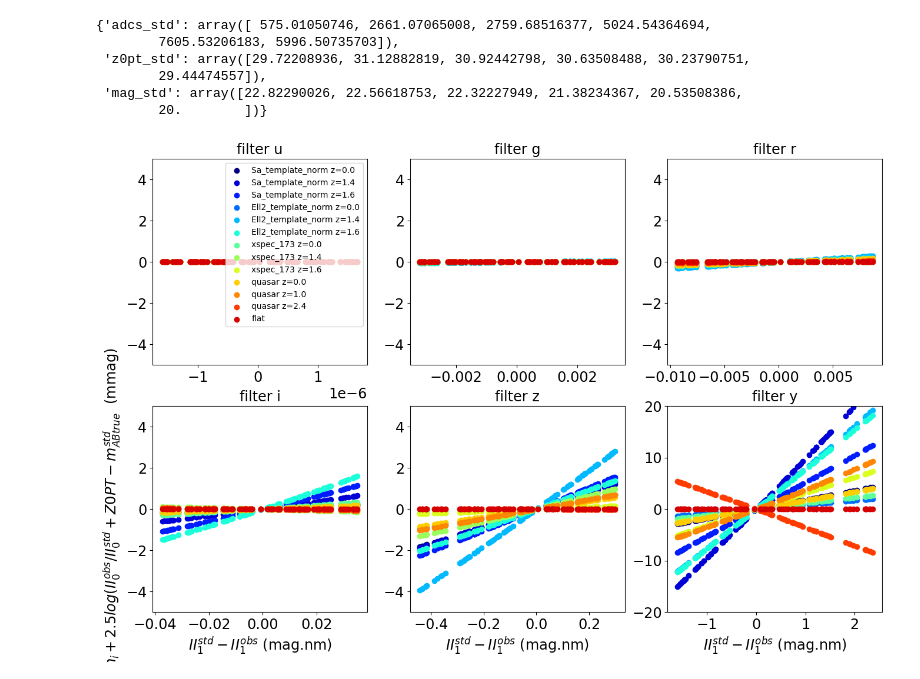
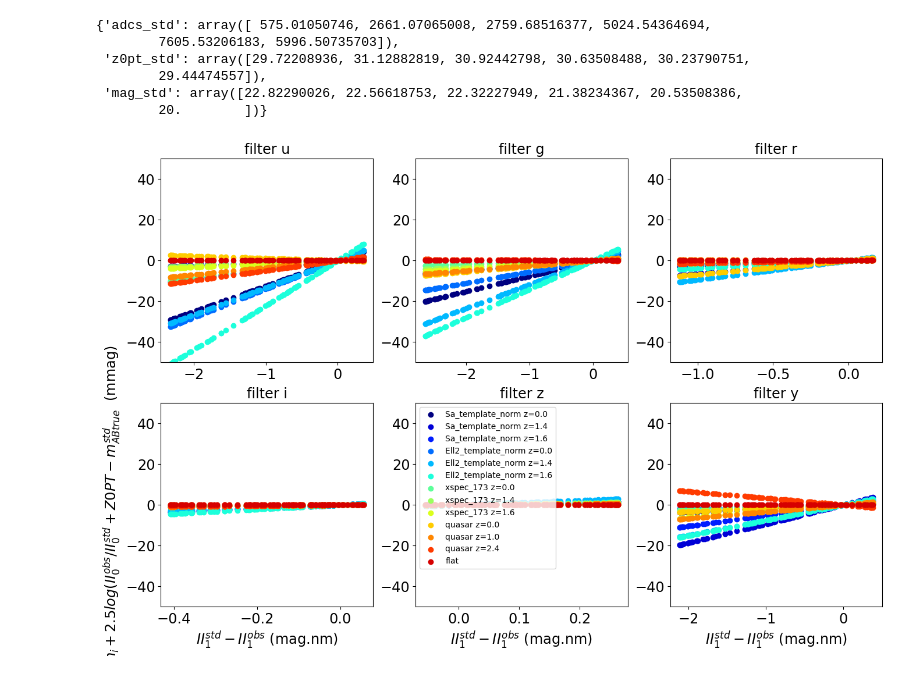
Before and after one commit to sylvielsstfr/RubinLSSTPhotometricCorrTuto, a Jupyter notebook: notebooks/02_PhotometricCorrections/02d_SEDshapeEstimation_varairmass.ipynb, the cells around one changed output. Drawn from its saved outputs; the diff is of its cells as text; code cells hidden in the pictures.

```diff
--- a/notebooks/02_PhotometricCorrections/02d_SEDshapeEstimation_varairmass.ipynb
+++ b/notebooks/02_PhotometricCorrections/02d_SEDshapeEstimation_varairmass.ipynb
@@ -375,4 +375,4 @@ DPWV= PWVMAX-PWVMIN
 NOBS = 100
 # %%
-all_pwv = DPWV*np.random.rand(NOBS) + PWVMIN
+all_am = DAIRMASS*np.random.rand(NOBS) + AIRMASSMIN
 # %%
@@ -479,12 +479,12 @@ axs2 = axs.twinx()
 for idx_sed in range(NSEDSEL):
 
     all_subII1 = all_df_nonstd_Y[idx_sed]["subII1_nonstd"].values
-    pwv = all_df_nonstd_Y[idx_sed]["pwv"].values
+    am = all_df_nonstd_Y[idx_sed]["am"].values
 
-    y = pwv
+    y = am
     x = all_subII1
 
     axs2.scatter(x,y,marker=".",color="grey")
 axs2.tick_params(axis='y', labelcolor="grey")
-axs2.set_ylabel("pwv (mm)",color="grey")
+axs2.set_ylabel("airmass",color="grey")
 # %% [output]
@@ -518,12 +518,12 @@ axs2 = axs.twinx()
 for idx_sed in range(NSEDSEL):
 
     all_subII1 = all_df_nonstd_Y[idx_sed]["subII1_nonstd"].values
-    pwv = all_df_nonstd_Y[idx_sed]["pwv"].values
+    am = all_df_nonstd_Y[idx_sed]["am"].values
 
-    y = pwv
+    y = am
     x = all_subII1
 
     axs2.scatter(x,y,marker=".",color="grey")
 axs2.tick_params(axis='y', labelcolor="grey")
-axs2.set_ylabel("pwv (mm)",color="grey")
+axs2.set_ylabel("airmass",color="grey")
 # %% [output]
@@ -559,18 +559,18 @@ for idx_sed in range(NSEDSEL):
     all_ratioII0 = np.zeros((NFILT,NOBS))
     all_subII1 = np.zeros((NFILT,NOBS))
     for idx_filt,f in enumerate(filter_tagnames):
-        for idx_pwv,pwv in enumerate(all_pwv):
-            lsst_band = pc.coll_bandpass_total_nonstd[idx_pwv][f]
+        for idx_am,am in enumerate(all_am):
+            lsst_band = pc.coll_bandpass_total_nonstd[idx_am][f]
             adcs_nonstd = the_sed.calcADU(lsst_band,photoparams)
-            all_adc[idx_filt,idx_pwv] = adcs_nonstd
-            all_ratioII0[idx_filt,idx_pwv] = pc.allcollperfilter[f]["II0ratio_nonstd"][idx_pwv]
-            all_subII1[idx_filt,idx_pwv] = pc.allcollperfilter[f]["II1sub_nonstd"][idx_pwv]
+            all_adc[idx_filt,idx_am] = adcs_nonstd
+            all_ratioII0[idx_filt,idx_am] = pc.allcollperfilter[f]["II0ratio_nonstd"][idx_am]
+            all_subII1[idx_filt,idx_am] = pc.allcollperfilter[f]["II1sub_nonstd"][idx_am]
 
     df_nonstd = {}
     df_nonstd["adcs_nonstd"] = all_adc
     df_nonstd["ratioII0_nonstd"] = all_ratioII0
     df_nonstd["subII1_nonstd"] = all_subII1
-    df_nonstd["pwv"] = all_pwv
+    df_nonstd["am"] = all_am
 
     all_df_nonstd.append(df_nonstd)
 # %%
@@ -609,36 +609,36 @@ NROWS = 2
 fig, axs = plt.subplots(NROWS,NCOLS,figsize=(16,10))
 
 # main loop on filters
 for idx_filt,f in enumerate(filter_tagnames):
     iy = idx_filt//NCOLS
     ix = idx_filt - NCOLS*iy
 
     # loop on SED
     for idx_sed in range(NSEDSEL):
         all_adc = all_df_nonstd[idx_sed]["adcs_nonstd"][idx_filt,:]
         all_ratioII0 = all_df_nonstd[idx_sed]["ratioII0_nonstd"][idx_filt,:]
         all_subII1 = all_df_nonstd[idx_sed]["subII1_nonstd"][idx_filt,:]
         z0pt_std = all_df_std[idx_sed]["z0pt_std"][idx_filt]
         magtrue_std = all_df_std[idx_sed]["mag_std"][idx_filt]
 
 
         y = -2.5*np.log10(all_adc) + 2.5*np.log10(all_ratioII0) + z0pt_std - magtrue_std
         y *=1000
         x = all_subII1
         axs[iy,ix].scatter(x,y,color=all_colors[idx_sed],label=all_tag_sed[idx_sed])
         axs[iy,ix].set_title(f"filter {f}")
-        if idx_filt==5:
-            axs[iy,ix].set_ylim(-20,20)
-        else:
-            axs[iy,ix].set_ylim(-5,5)
+        #if idx_filt==5:
+        axs[iy,ix].set_ylim(-50,50)
+        #else:
+        #    axs[iy,ix].set_ylim(-5,5)
 
-        if idx_filt==0:
+        if idx_filt==4:
             axs[iy,ix].legend()
 
         if iy== NROWS-1:
             axs[iy,ix].set_xlabel("$II_1^{std} - II_1^{obs}$ (mag.nm)")
         if ix== 0 and iy== NROWS-1:
             axs[iy,ix].set_ylabel("$m_i + 2.5log(II_0^{obs}/II_0^{std} + Z0PT -m_{AB true}^{std}$  (mmag) ")
         #axs[iy,ix].set_title("Estimation of $1/F_{\\nu} dF_{\\nu}/d\\lambda$ in Y filter",fontsize=20)
 # %% [output]
-[figure, old version]
+[figure, new version]
```
Also changed, not shown: parts of 8 cells of this notebook.
